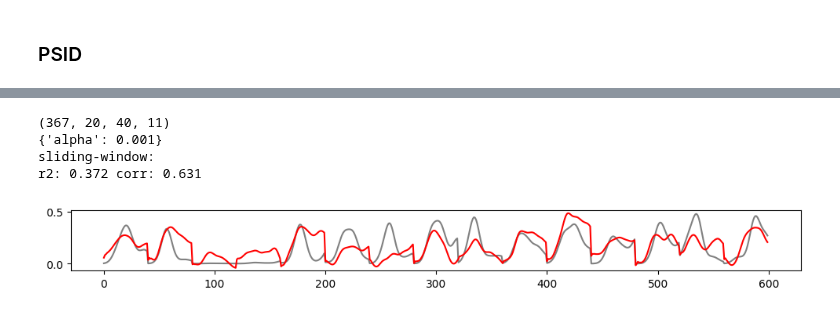
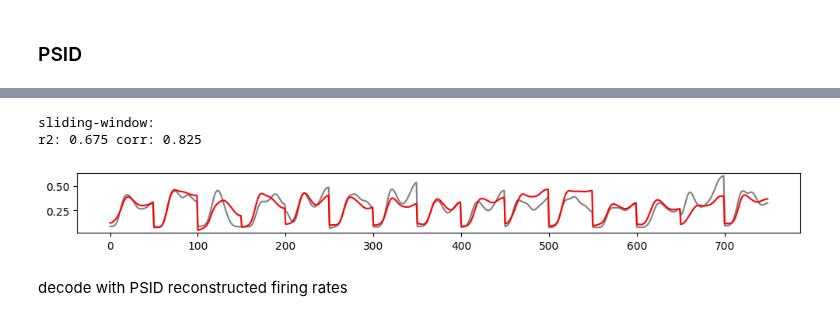
Before and after one commit to yzhang511/neural_decoding, a Jupyter notebook: notebooks/ibl_neural_latent_benchmark.ipynb, the cells around one changed output, grey strips where cells are left out. Saved outputs shown, nothing was run; the diff lists cells and outputs as text; code cells hidden in the pictures.

Commit message:
update neural latent benchmark

```diff
--- a/notebooks/ibl_neural_latent_benchmark.ipynb
+++ b/notebooks/ibl_neural_latent_benchmark.ipynb
@@ -182,0 +158,5 @@ norm_Y = smooth_Y / smooth_Y.max()
+# %%
+X, Y = neural_data["po"], behavior_data["motion_energy"]
+K, C, T = X.shape
+print(X.shape)
+print(Y.shape)
@@ -188,0 +183,15 @@ plt.show()
+# %%
+# this code takes a long time to run
+time_lag = {}
+for l in np.arange(11):
+    print(f"time lag = {l*20} ms")
+    window_X = sliding_window_over_time(smooth_X, half_window_size=l)
+    window_Y = sliding_window_over_time(norm_Y, half_window_size=l)
+    mean_r2 = []
+    for train, test in kf.split(smooth_X):
+        train_X, test_X = window_X[train], window_X[test]
+        train_Y, test_Y = window_Y[train], window_Y[test]
+        _, metrics = sliding_window_decoder(train_X, train_Y, test_X, test_Y, verbose=False)
+        mean_r2.append(metrics[0])
+    print(f"5-fold CV R2 = {np.mean(mean_r2):.3f}")
+    time_lag.update({l: np.mean(mean_r2)})
@@ -238,5 +340,5 @@ from PSID.evaluation import evalPrediction
 # %%
-idSys = PSID.PSID(xTrain, yTrain, nx=20, n1=10, i=10)
+idSys = PSID.PSID(xTrain, yTrain, nx=15, n1=10, i=10)
 # %%
 yPred, xPred, zPred = [], [], []
 for k in range(K):
@@ -309,23 +414,21 @@ r2: 0.409 corr: 0.640
 # %%
-window_X = sliding_window_over_time(zPred, half_window_size=5)
-window_Y = sliding_window_over_time(norm_Y, half_window_size=5)
+window_X = sliding_window_over_time(zPred, half_window_size=best_lag)
+window_Y = sliding_window_over_time(norm_Y, half_window_size=best_lag)
 train_X, test_X = window_X[train], window_X[test]
 train_Y, test_Y = window_Y[train], window_Y[test]
-print(window_X.shape)
-
-y_pred, _ = sliding_window_decoder(train_X, train_Y, test_X, test_Y)
+_, _ = sliding_window_decoder(train_X, train_Y, test_X, test_Y)
 # %% [output]
-(367, 20, 40, 11)
-{'alpha': 0.001}
 sliding-window:
-r2: 0.372 corr: 0.631
+r2: 0.675 corr: 0.825
 # %%
 plt.figure(figsize=(12,1))
-plt.plot(test_Y[10:10+15].flatten(), c="gray")
+plt.plot(norm_Y[test][10:10+15].flatten(), c="gray")
 plt.plot(y_pred[10:10+15].flatten(), c="r")
 plt.show()
 # %% [output]
-[figure, old version]
+[figure, new version]
+# %% [markdown]
+decode with PSID reconstructed firing rates
 # %%
 xPred = xPred.transpose(0,-1,1)
 
```
Also changed, not shown: parts of 71 cells of this notebook, 1 other file.
